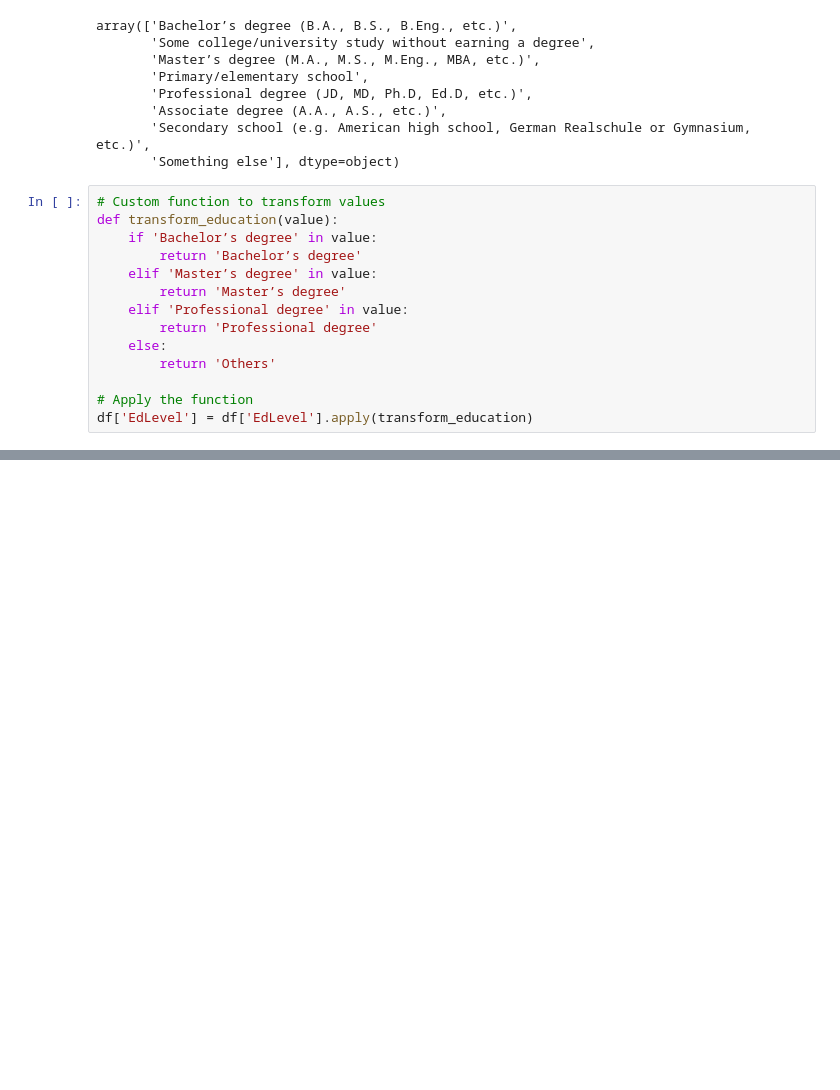
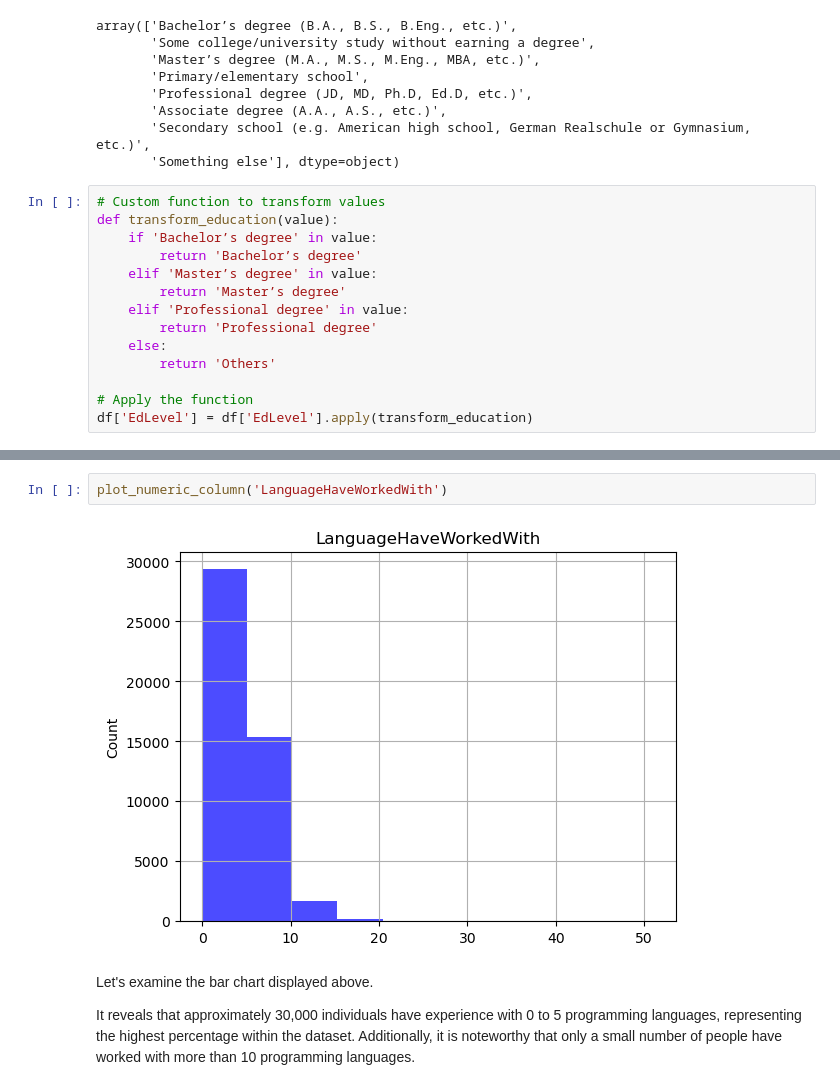
Before and after one commit to choiyounyeong/stack-overflow-developer-survey, a Jupyter notebook: FinalProject.ipynb, the cells around one changed output, grey strips where cells are left out. Drawn from its saved outputs; the diff is of its cells as text; blank space fills up the shorter version.

```diff
--- a/FinalProject.ipynb
+++ b/FinalProject.ipynb
@@ -287,0 +573,8 @@ Name: YearsCodePro, Length: 42666, dtype: int64
+# %%
+plot_numeric_column('LanguageHaveWorkedWith')
+# %% [output]
+[figure, added]
+# %% [markdown]
+Let's examine the bar chart displayed above.
+
+It reveals that approximately 30,000 individuals have experience with 0 to 5 programming languages, representing the highest percentage within the dataset. Additionally, it is noteworthy that only a small number of people have worked with more than 10 programming languages.
```
Also changed, not shown: parts of 122 cells of this notebook.
